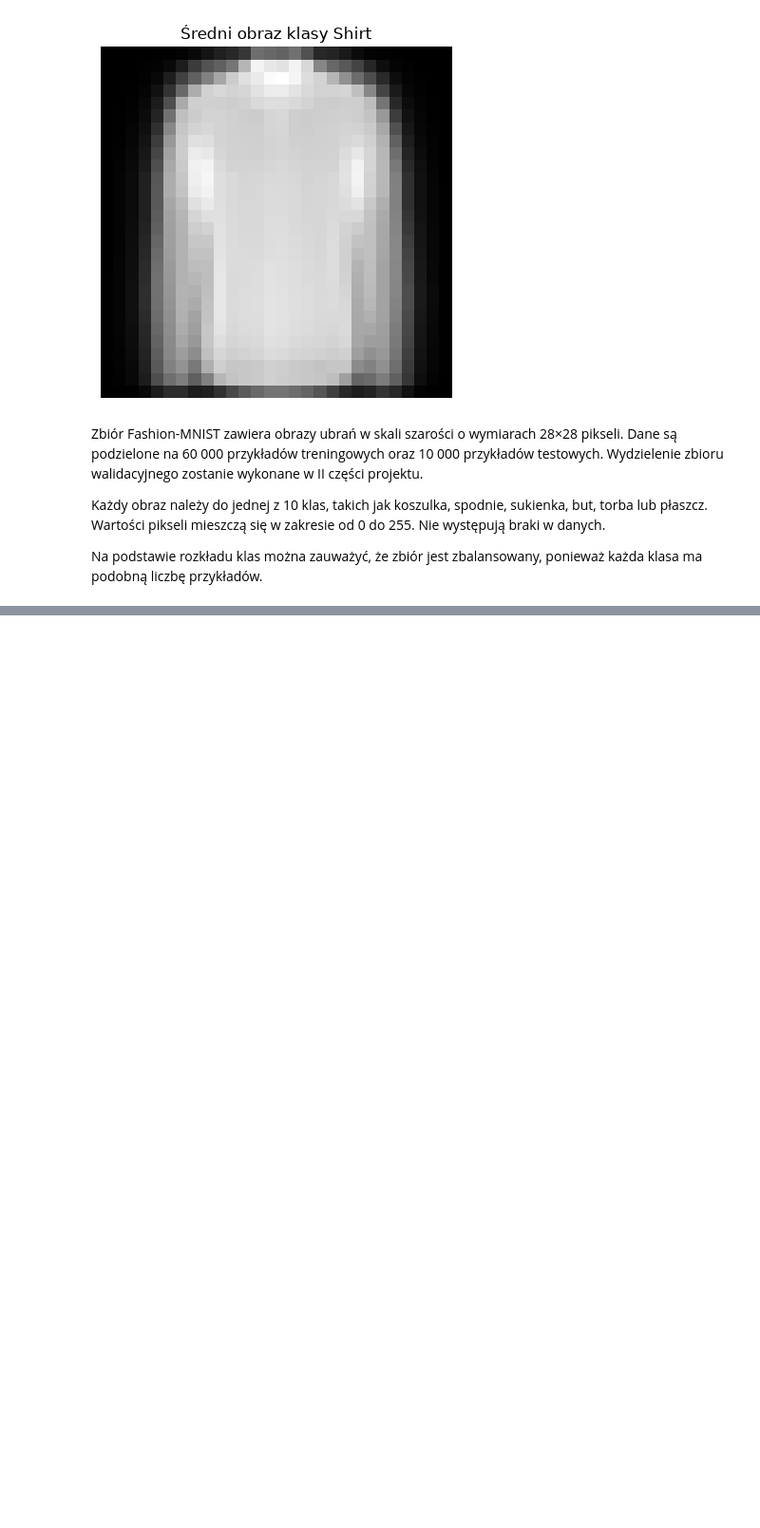
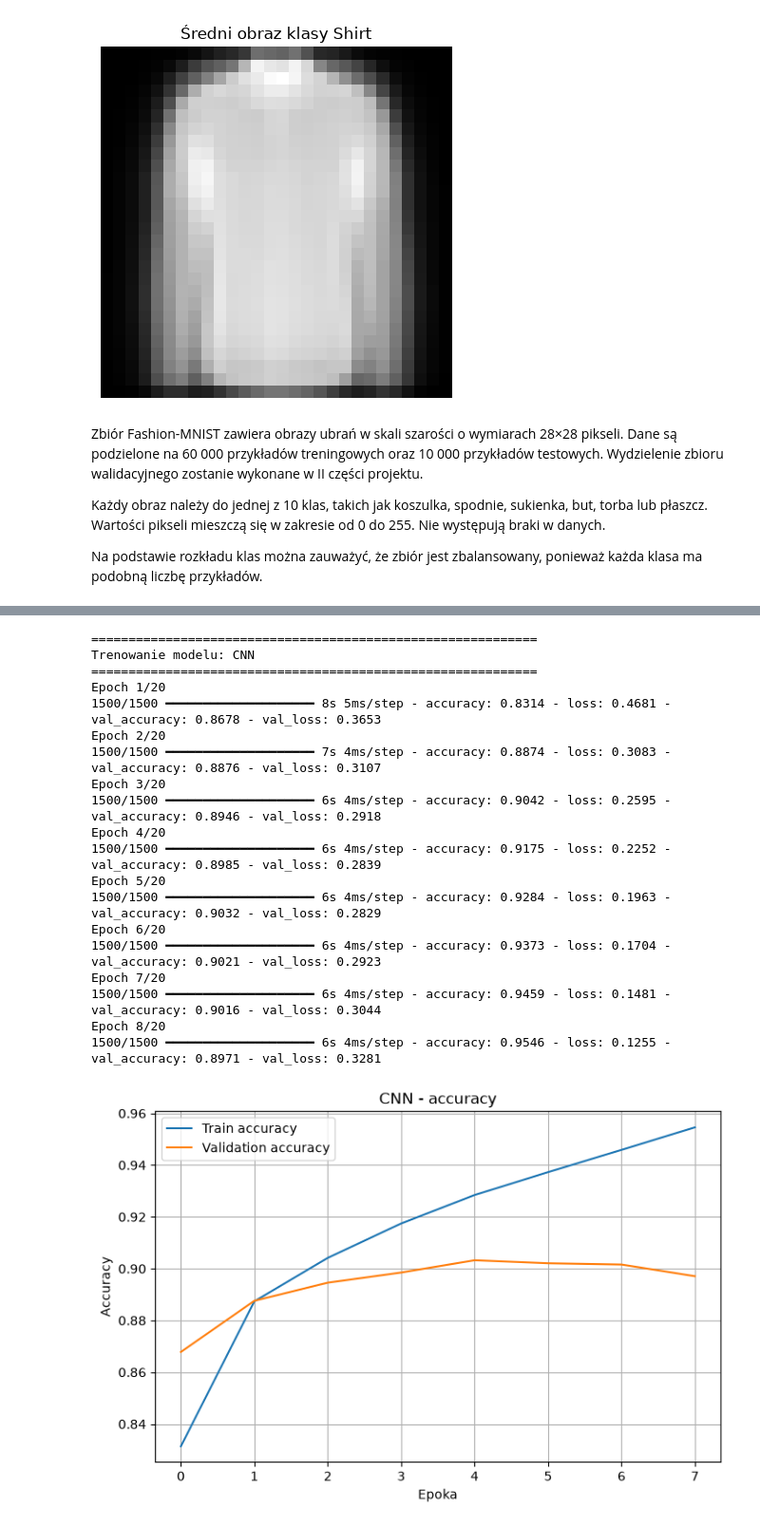
Before and after one commit to MagKaur/Neural_Networks, a Jupyter notebook: projekt_fashion_mnist.ipynb, the cells around one changed output, grey strips where cells are left out. Shown at 95% size. Cells and saved outputs as stored; diff of their text form; code cells hidden in the pictures; blank space fills up the shorter version.

```diff
--- a/projekt_fashion_mnist.ipynb
+++ b/projekt_fashion_mnist.ipynb
@@ -145,0 +554,21 @@ Na podstawie rozkładu klas można zauważyć, że zbiór jest zbalansowany, pon
+# %%
+# CNN, czyli Convolutional Neural Network, jest lepiej dopasowana do obrazów.
+# Warstwy Conv2D uczą się lokalnych wzorców, np. krawędzi, konturów i kształtów.
+# MaxPooling zmniejsza rozmiar reprezentacji i zostawia najważniejsze cechy. (2,2 jest używane najczęściej)
+
+cnn_model = keras.Sequential([
+    keras.layers.Input(shape=(28, 28, 1)),
+
+    keras.layers.Conv2D(32, (3, 3), activation="relu"),
+    keras.layers.MaxPooling2D((2, 2)),
+
+    keras.layers.Conv2D(64, (3, 3), activation="relu"),
+    keras.layers.MaxPooling2D((2, 2)),
+
+    keras.layers.Flatten(),
+
+    keras.layers.Dense(128, activation="relu"),
+    keras.layers.Dense(10, activation="softmax")
+])
+
+cnn_model.summary()
@@ -145,0 +597,38 @@ Na podstawie rozkładu klas można zauważyć, że zbiór jest zbalansowany, pon
+# %%
+#Trenowanie modelu
+history_cnn = compile_and_train(
+    model=cnn_model,
+    X_train_data=X_train_cnn,
+    y_train_data=y_train_part,
+    X_val_data=X_val_cnn,
+    y_val_data=y_val,
+    model_name="CNN",
+    epochs=20,
+    batch_size=32,
+    learning_rate=0.001,
+    optimizer_name="adam"
+)
+
+save_result("CNN", history_cnn)
+plot_learning_curves(history_cnn, "CNN")
+# %% [output]
+============================================================
+Trenowanie modelu: CNN
+============================================================
+Epoch 1/20
+1500/1500 ━━━━━━━━━━━━━━━━━━━━ 8s 5ms/step - accuracy: 0.8314 - loss: 0.4681 - val_accuracy: 0.8678 - val_loss: 0.3653
+Epoch 2/20
+1500/1500 ━━━━━━━━━━━━━━━━━━━━ 7s 4ms/step - accuracy: 0.8874 - loss: 0.3083 - val_accuracy: 0.8876 - val_loss: 0.3107
+Epoch 3/20
+1500/1500 ━━━━━━━━━━━━━━━━━━━━ 6s 4ms/step - accuracy: 0.9042 - loss: 0.2595 - val_accuracy: 0.8946 - val_loss: 0.2918
+Epoch 4/20
+1500/1500 ━━━━━━━━━━━━━━━━━━━━ 6s 4ms/step - accuracy: 0.9175 - loss: 0.2252 - val_accuracy: 0.8985 - val_loss: 0.2839
+Epoch 5/20
+1500/1500 ━━━━━━━━━━━━━━━━━━━━ 6s 4ms/step - accuracy: 0.9284 - loss: 0.1963 - val_accuracy: 0.9032 - val_loss: 0.2829
+Epoch 6/20
+1500/1500 ━━━━━━━━━━━━━━━━━━━━ 6s 4ms/step - accuracy: 0.9373 - loss: 0.1704 - val_accuracy: 0.9021 - val_loss: 0.2923
+Epoch 7/20
+1500/1500 ━━━━━━━━━━━━━━━━━━━━ 6s 4ms/step - accuracy: 0.9459 - loss: 0.1481 - val_accuracy: 0.9016 - val_loss: 0.3044
+Epoch 8/20
+1500/1500 ━━━━━━━━━━━━━━━━━━━━ 6s 4ms/step - accuracy: 0.9546 - loss: 0.1255 - val_accuracy: 0.8971 - val_loss: 0.3281
+[figure, added]
```
Also changed, not shown: parts of 105 cells of this notebook.
